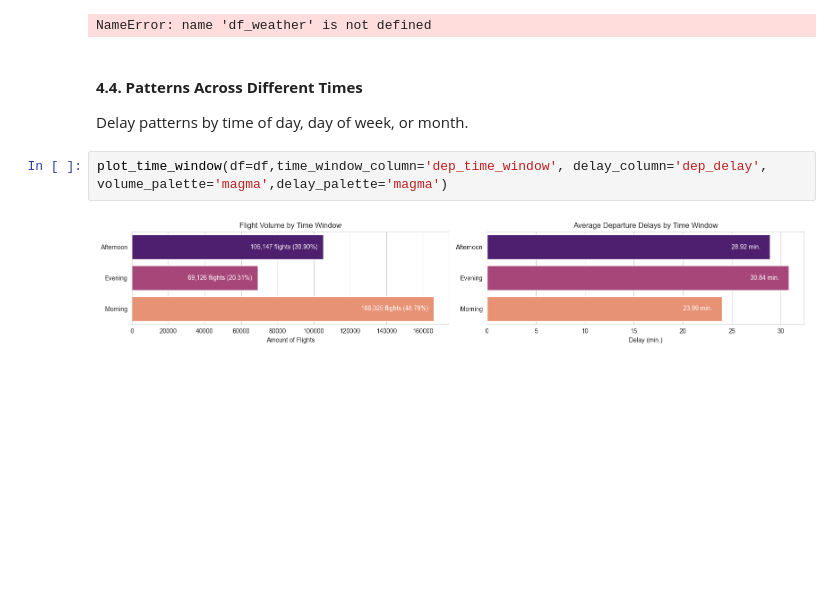
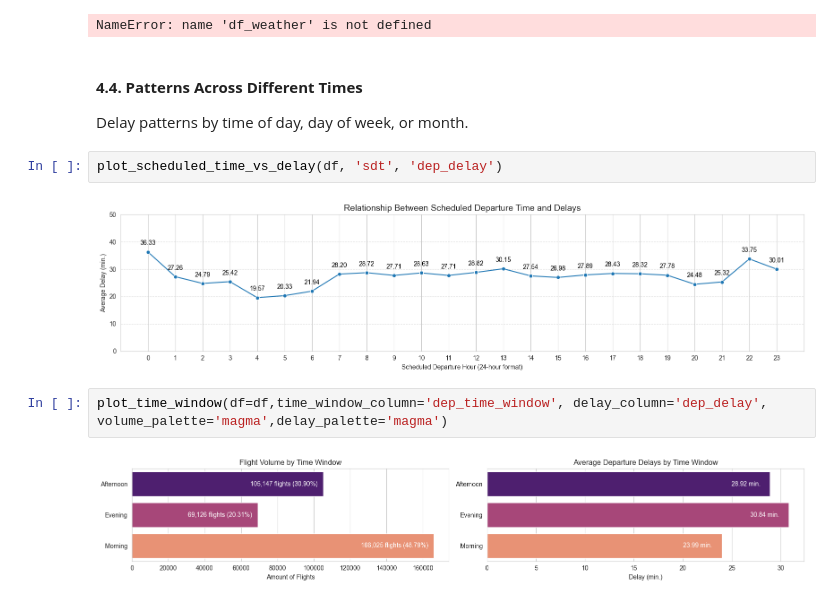
Before and after one commit to DT-Service-Consulting/avstats, a Jupyter notebook: avstats/AvStats_EDA.ipynb, the cells around one changed output. Cells and saved outputs as stored; diff of their text form; blank space fills up the shorter version.

```diff
--- a/avstats/AvStats_EDA.ipynb
+++ b/avstats/AvStats_EDA.ipynb
@@ -360,6 +400,10 @@ NameError: name 'df_weather' is not defined
 #### **4.4. Patterns Across Different Times**
 
 Delay patterns by time of day, day of week, or month.
+# %%
+plot_scheduled_time_vs_delay(df, 'sdt', 'dep_delay')
+# %% [output]
+[figure, added]
 # %%
 plot_time_window(df=df,time_window_column='dep_time_window', delay_column='dep_delay', volume_palette='magma',delay_palette='magma')
 # %% [output]
```
Also changed, not shown: parts of 6 cells of this notebook, 4 other files.
